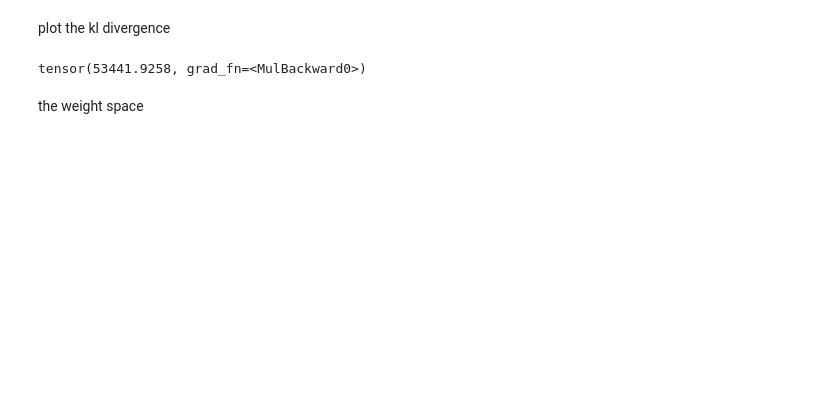
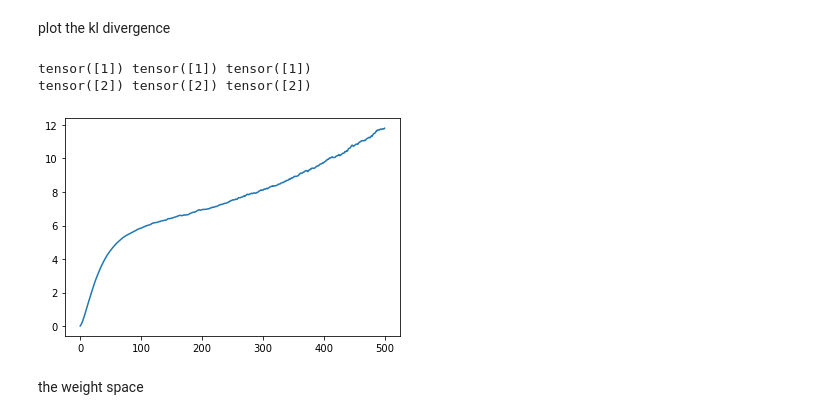
Before and after one commit to philippvb/ResearchProjectLLVI, a Jupyter notebook: BasicExample/experiments/Regression/2DToydataset/LaplaceVI/compare_La_VI.ipynb, the cells around one changed output. Cells and saved outputs as stored; diff of their text form; code cells hidden in the pictures; blank space fills up the shorter version.

```diff
--- a/BasicExample/experiments/Regression/2DToydataset/LaplaceVI/compare_La_VI.ipynb
+++ b/BasicExample/experiments/Regression/2DToydataset/LaplaceVI/compare_La_VI.ipynb
@@ -79,10 +84,24 @@ def kl_divergence(mu_1, cov_1, mu_2, cov_2):
     # print(first_term, second_term, last_term)
     div = 0.5 * (first_term - mu_1.shape[0] + second_term + last_term)
     return div
-# %%
-kl_divergence(dist.get_mu().flatten(), dist.get_cov().diag(), la_model.ll_model[-1].weight.flatten(), la_model.covariance_matrix.flatten())
-# %% [output]
-tensor(53441.9258, grad_fn=<MulBackward0>)
+# %%
+test = torch.tensor([[1], [2]])
+for x, y, z in zip(test, test, test):
+    print(x, y, z)
+# %% [output]
+tensor([1]) tensor([1]) tensor([1])
+tensor([2]) tensor([2]) tensor([2])
+# %%
+def plot_kl_divergence(traj_mean_1,  traj_cov_1, traj_mean_2, traj_cov_2, axs):
+    kl_div = torch.zeros((traj_mean_1.shape[0]))
+    for idx, (mean1, cov1, mean2, cov2) in enumerate(zip(traj_mean_1, traj_cov_1, traj_mean_2, traj_cov_2)):
+        kl_div[idx] = kl_divergence(mean1, cov1, mean2, cov2)
+    axs.plot(list(range(traj_mean_1.shape[0])), kl_div)
+# %%
+fig, axs = plt.subplots(1)
+plot_kl_divergence(vi_trajectories_mean, vi_trajectories_cov, la_trajectories_mean, la_trajectories_cov, axs)
+# %% [output]
+[figure, added]
 # %% [markdown]
 the weight space
 # %%
```
Also changed, not shown: parts of 8 cells of this notebook.
